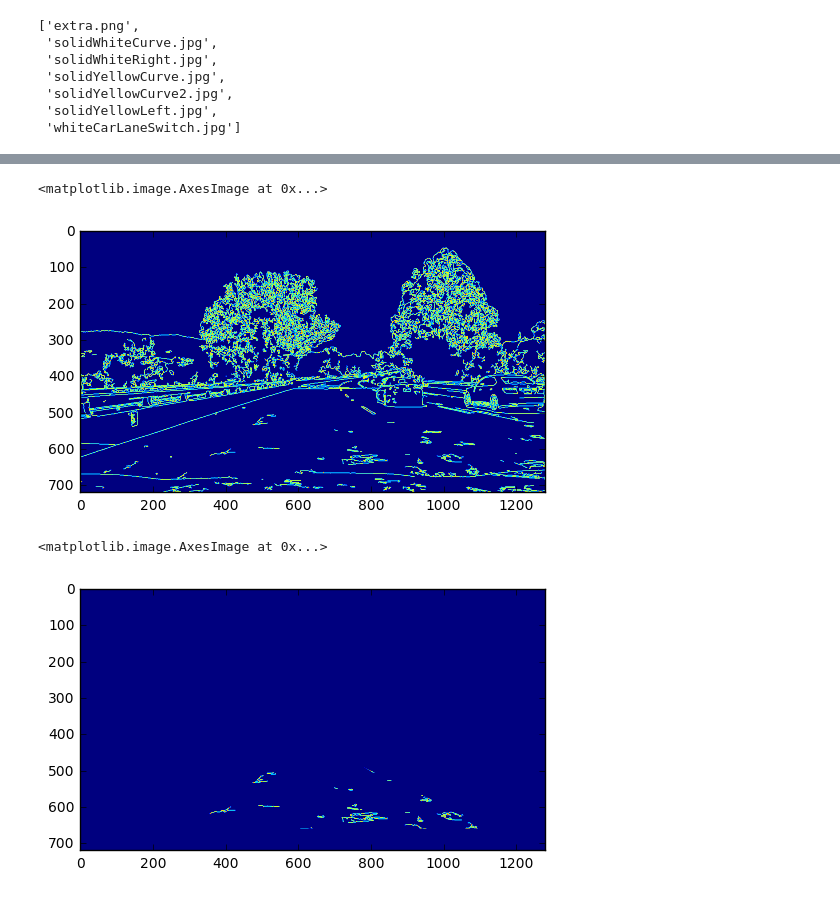
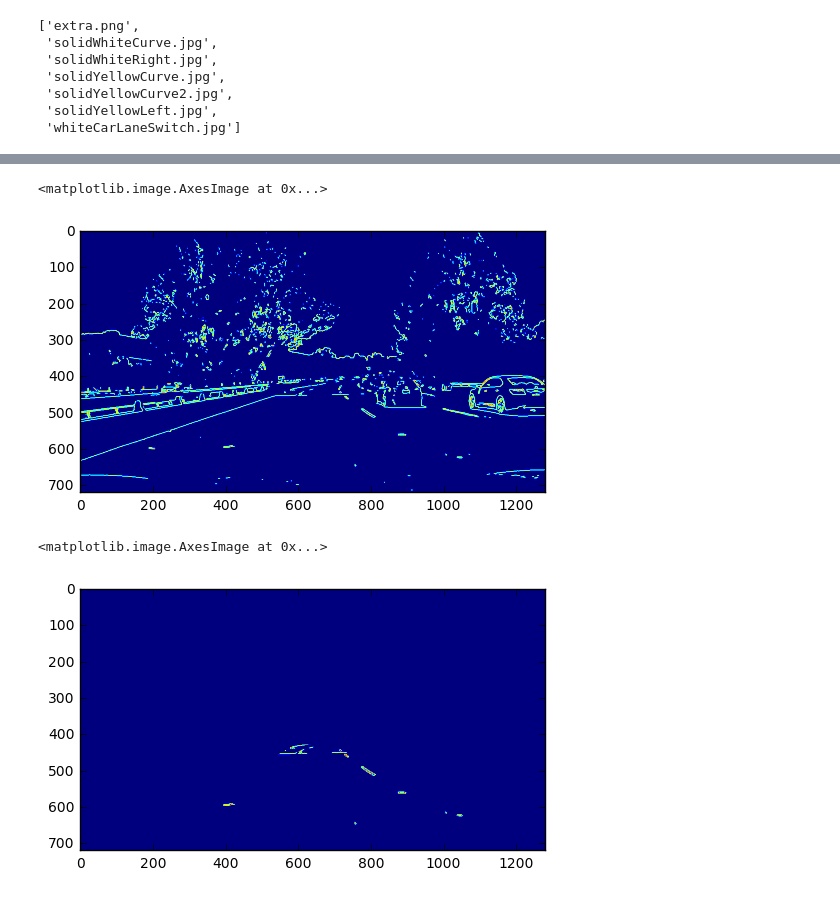
Before and after one commit to valery-nguyen/CarND-LaneLines-P1, a Jupyter notebook: Assignment_01_VTN_Dec11-Extra_Credit.ipynb, the cells around one changed output, grey strips where cells are left out. Drawn from its saved outputs; the diff is of its cells as text; code cells hidden in the pictures.

```diff
--- a/Assignment_01_VTN_Dec11-Extra_Credit.ipynb
+++ b/Assignment_01_VTN_Dec11-Extra_Credit.ipynb
@@ -216,7 +242,7 @@ def weighted_img(img, initial_img, α=0.8, β=1., λ=0.):
 #reading in an image
 
 #image = mpimg.imread('test_images/solidYellowCurve.jpg')
-image = VideoFileClip('challenge.mp4').get_frame(4.5)
+image = VideoFileClip('challenge.mp4').get_frame(5)
 
 #printing out some stats and plotting
 print('This image is:', type(image), 'with dimesions:', image.shape)
@@ -246,23 +287,23 @@ plt.imshow(image_canny)
 # %%
 #apply gaussian blur to image
-kernel_size = 3
+kernel_size = 5
 image_gauss = gaussian_blur(image_canny,kernel_size)
 plt.imshow(image_gauss)
 # %% [output]
 <matplotlib.image.AxesImage at 0x...>
-[figure, old version]
+[figure, new version]
 # %%
 #pick area of interest
 x_center = image.shape[1] / 2
-top_left_v = (x_center-50,450)
+top_left_v = (x_center-50,430)
 low_left_v = (200,image.shape[0]-60)
-top_right_v = (x_center+50,450)
+top_right_v = (x_center+50,430)
 low_right_v = (image.shape[1] - 150,image.shape[0]-60)
 vertices = np.array([[top_left_v,low_left_v,low_right_v,top_right_v]],dtype=np.int32)
 image_mask = region_of_interest(image_gauss,vertices)
 plt.imshow(image_mask)
 # %% [output]
 <matplotlib.image.AxesImage at 0x...>
-[figure, old version]
+[figure, new version]
 # %%
 #determine hough lines
```
Also changed, not shown: parts of 11 cells of this notebook.
